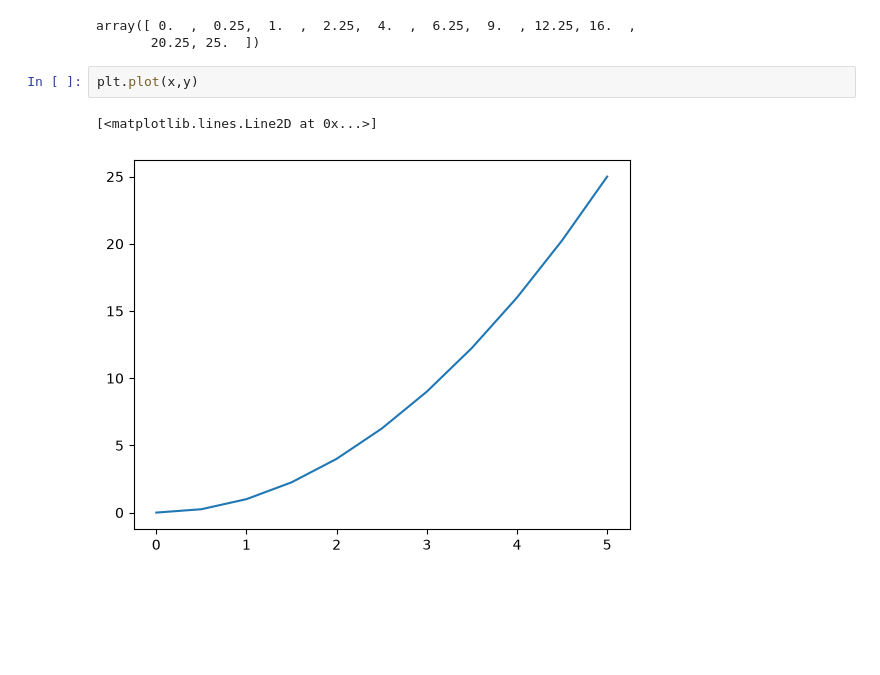
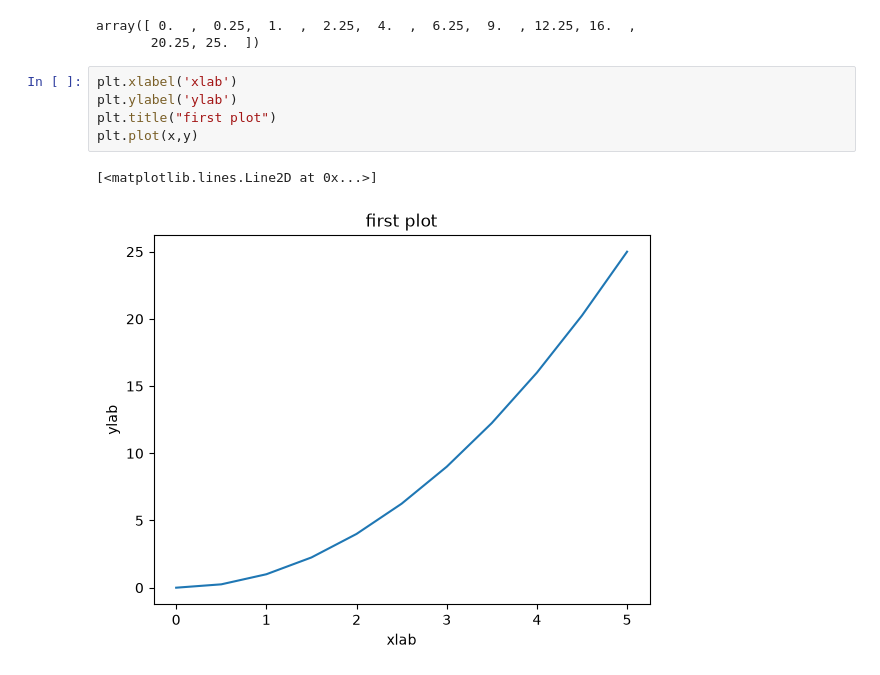
Before and after one commit to abhishekshukla23/Matplotlib_practice, a Jupyter notebook: Matplotlib1.ipynb, the cells around one changed output. Saved outputs shown, nothing was run; the diff lists cells and outputs as text; blank space fills up the shorter version.

```diff
--- a/Matplotlib1.ipynb
+++ b/Matplotlib1.ipynb
@@ -14,7 +16,10 @@ y
 array([ 0.  ,  0.25,  1.  ,  2.25,  4.  ,  6.25,  9.  , 12.25, 16.  ,
        20.25, 25.  ])
 # %%
+plt.xlabel('xlab')
+plt.ylabel('ylab')
+plt.title("first plot")
 plt.plot(x,y)
 # %% [output]
 [<matplotlib.lines.Line2D at 0x...>]
-[figure, old version]
+[figure, new version]
```
Also changed, not shown: parts of 11 cells of this notebook, 2 other files.
